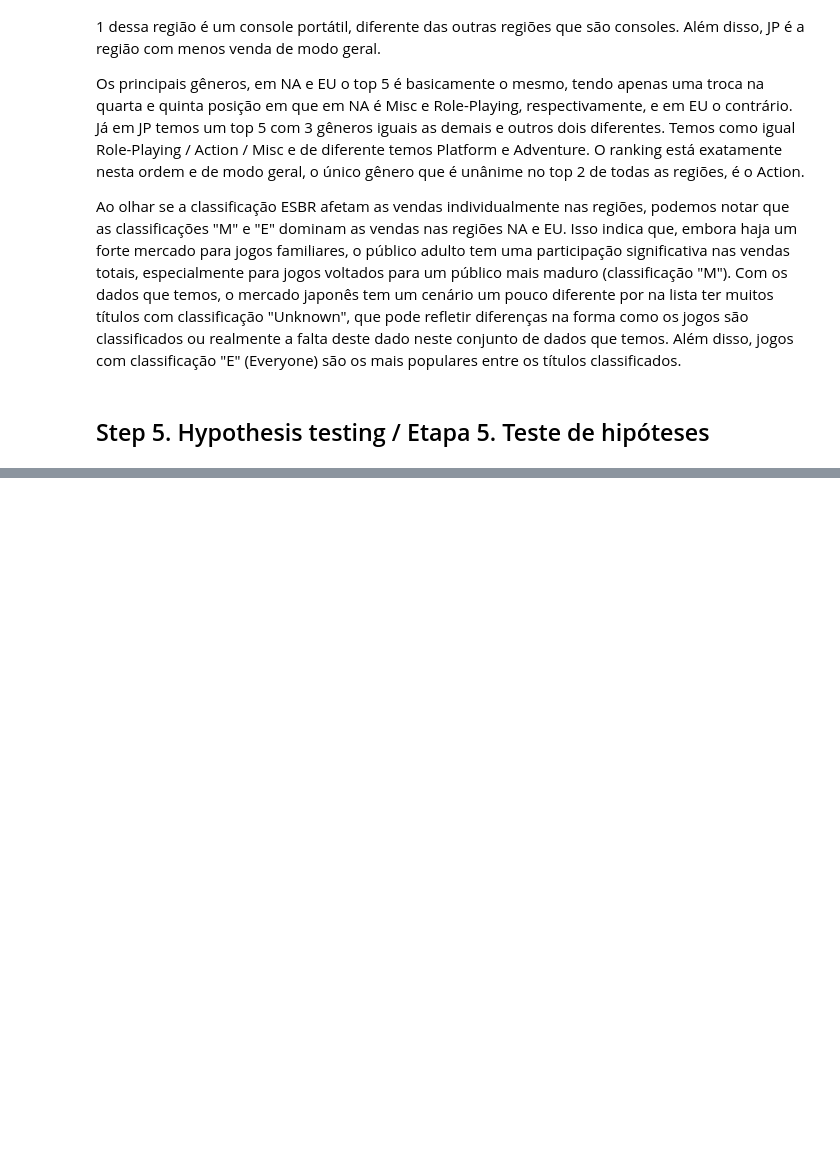
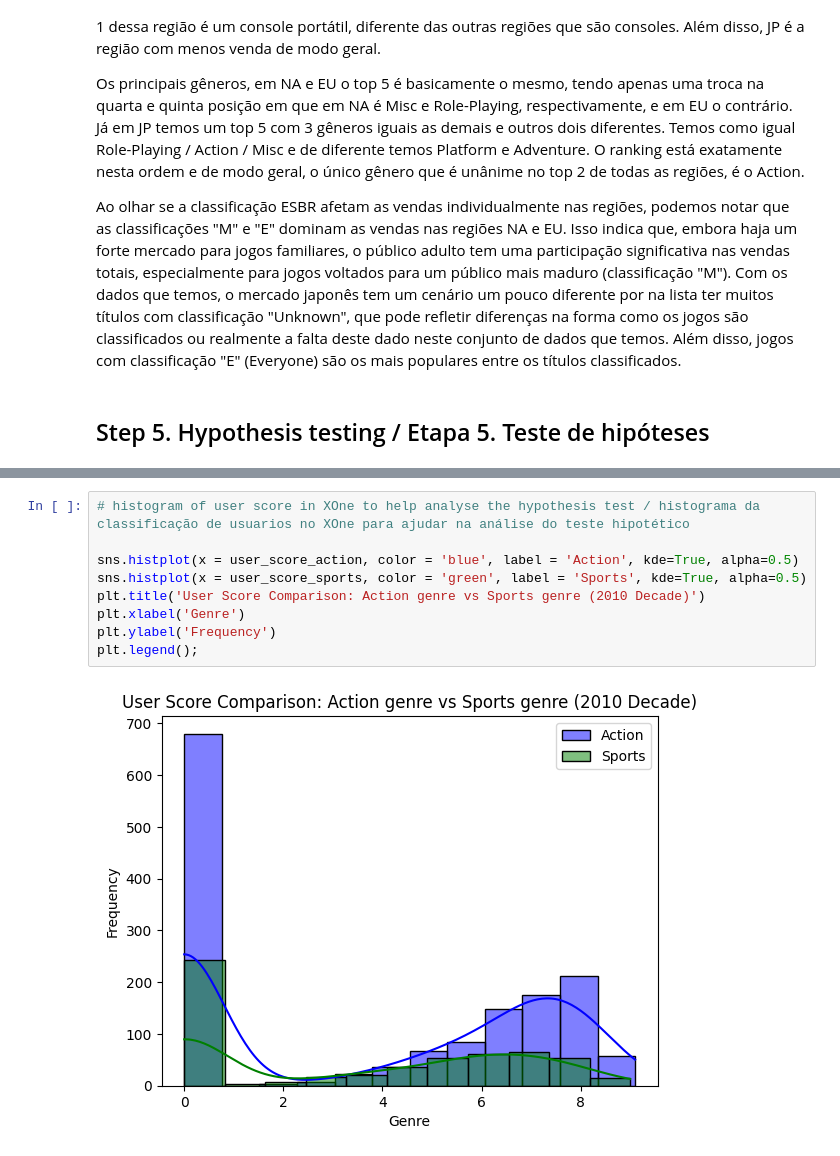
Before and after one commit to RafaelGenari/Bootcamp-Project-Video-Games-Ice-Company, a Jupyter notebook: Notebooks/EDA.ipynb, the cells around one changed output, grey strips where cells are left out. Drawn from its saved outputs; the diff is of its cells as text; blank space fills up the shorter version.

```diff
--- a/Notebooks/EDA.ipynb
+++ b/Notebooks/EDA.ipynb
@@ -662,0 +706,11 @@ Ao olhar se a classificação ESBR afetam as vendas individualmente nas regiões
+# %%
+# histogram of user score in XOne to help analyse the hypothesis test / histograma da classificação de usuarios no XOne para ajudar na análise do teste hipotético
+
+sns.histplot(x = user_score_action, color = 'blue', label = 'Action', kde=True, alpha=0.5)
+sns.histplot(x = user_score_sports, color = 'green', label = 'Sports', kde=True, alpha=0.5)
+plt.title('User Score Comparison: Action genre vs Sports genre (2010 Decade)')
+plt.xlabel('Genre')
+plt.ylabel('Frequency')
+plt.legend();
+# %% [output]
+[figure, added]
```
Also changed, not shown: parts of 18 cells of this notebook.
